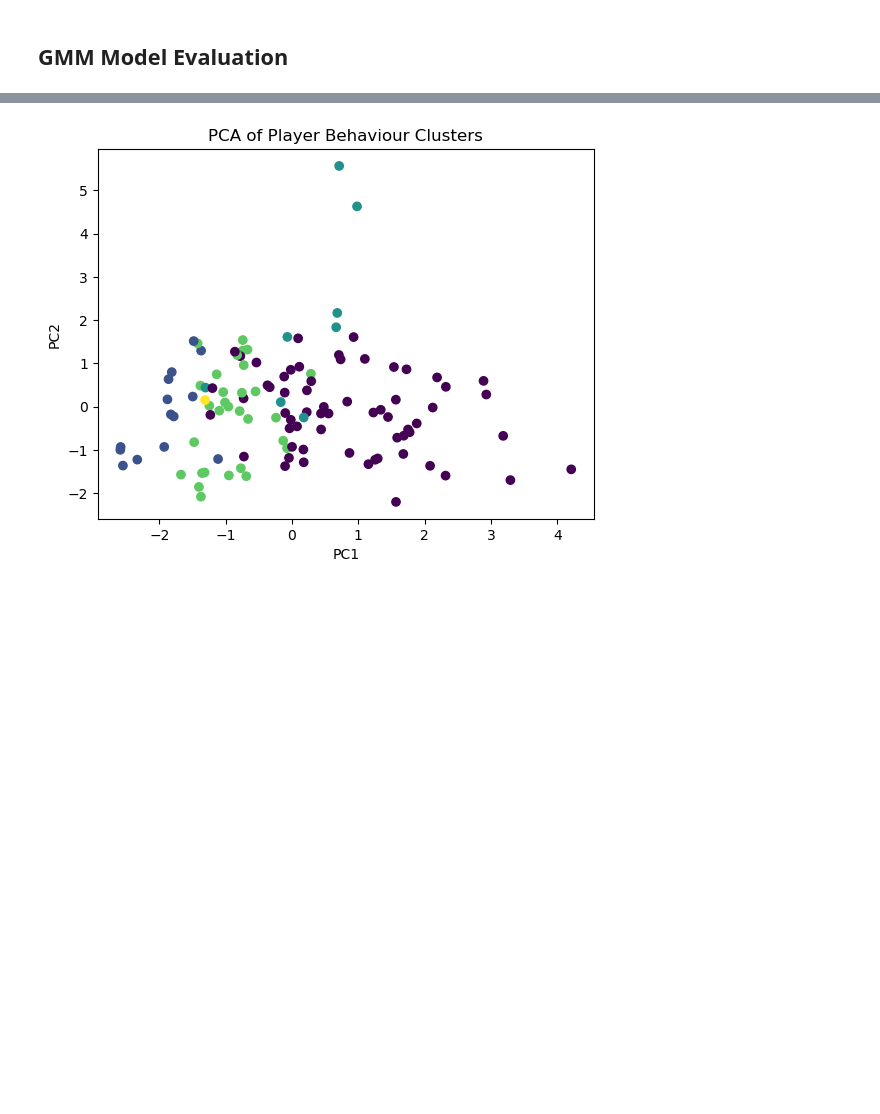
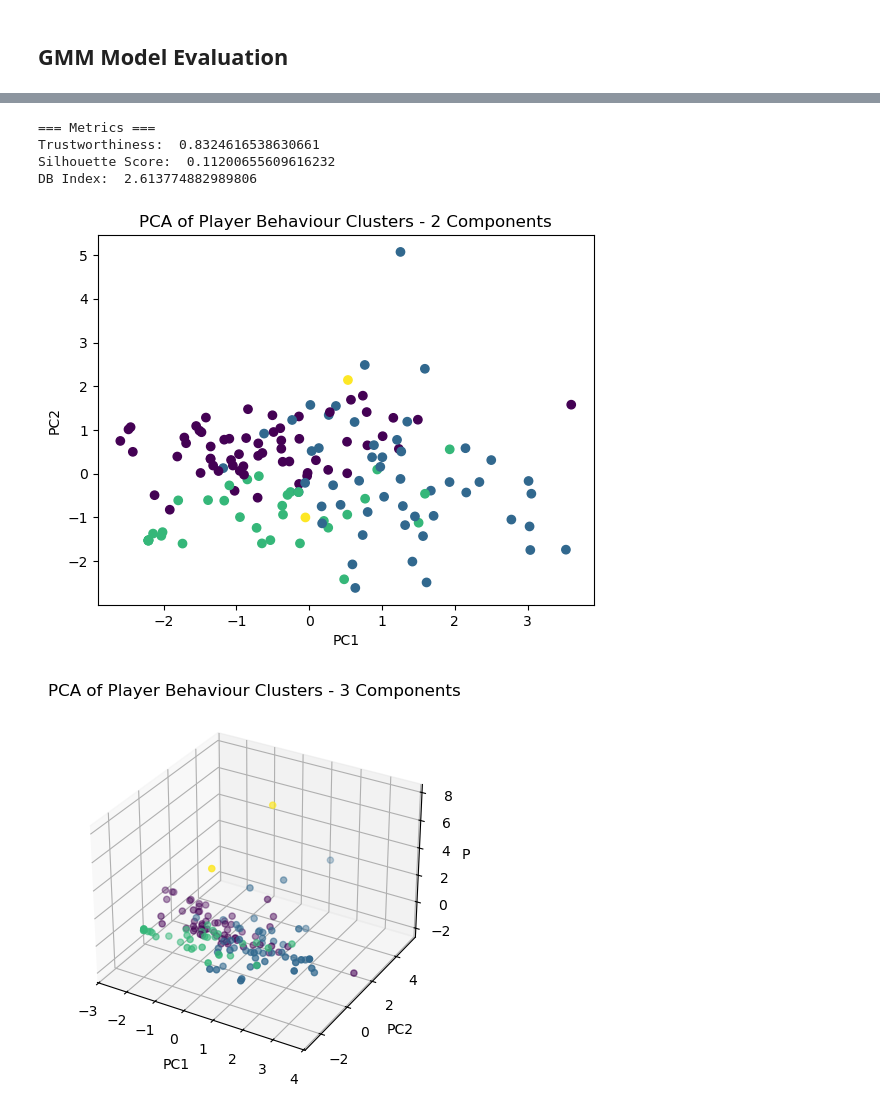
Before and after one commit to ChronoQuest/ChronoQuest1, a Jupyter notebook: Assets/Scripts/Final Boss ML/gmm_model_visualisation.ipynb, the cells around one changed output, grey strips where cells are left out. Saved outputs shown, nothing was run; the diff lists cells and outputs as text; code cells hidden in the pictures; blank space fills up the shorter version.

```diff
--- a/Assets/Scripts/Final Boss ML/gmm_model_visualisation.ipynb
+++ b/Assets/Scripts/Final Boss ML/gmm_model_visualisation.ipynb
@@ -5,12 +5,27 @@ from preprocessing import preprocess
 import matplotlib.pyplot as plt
 import seaborn as sns
 import numpy as np
+import pandas as pd
+import umap
+import json
 from scipy.stats import norm
 from sklearn.decomposition import PCA
 from sklearn.mixture import GaussianMixture
+from sklearn.metrics import silhouette_score
+from sklearn.metrics import davies_bouldin_score
+from sklearn.manifold import TSNE
+from sklearn.manifold import trustworthiness
+from sklearn.model_selection import KFold
+
+RUN_EXPERIMENTS = False
 
 X_scaled, scaler, df, feature_names = preprocess(return_df=True)
 df_numeric = df[feature_names]
+
+labels = np.load("labels.npy")
+
+with open("best_params.json") as f:
+    best_params = json.load(f)
 # %% [output]
 A value is trying to be set on a copy of a slice from a DataFrame.
 Try using .loc[row_indexer,col_indexer] = value instead
@@ -83,15 +128,44 @@ plt.show()
 # %%
-# --- pca for visualisation ---
-gmm = GaussianMixture(n_components=5, random_state=42)
+# --- pca for cluster visualisation ---
+# two components
+gmm = GaussianMixture(n_components=4, random_state=42)
 labels = gmm.fit_predict(X_scaled)
 
-pca = PCA(n_components=2)
-X_pca = pca.fit_transform(X_scaled)
+pca_2d = PCA(n_components=2)
+X_pca = pca_2d.fit_transform(X_scaled)
+
+trust_score = trustworthiness(X_scaled, X_pca, n_neighbors=10)
+silhouette_score_pca = silhouette_score(X_pca, labels)
+d_b_index_pca = davies_bouldin_score(X_pca, labels)
+
+print(f"\nMetrics")
+print("Trustworthiness: ", trust_score)
+print("Silhouette Score: ", silhouette_score_pca)
+print("DB Index: ", d_b_index_pca)
 
 plt.scatter(X_pca[:, 0], X_pca[:, 1], c=labels)
-plt.title("PCA of Player Behaviour Clusters")
+plt.title("PCA of Player Behaviour Clusters - 2 Components")
 plt.xlabel("PC1")
 plt.ylabel("PC2")
 plt.show()
+
+# three components
+pca_3d = PCA(n_components=3)
+X_pca_3d = pca_3d.fit_transform(X_scaled)
+
+fig = plt.figure()
+ax = fig.add_subplot(111, projection='3d')
+
+ax.scatter(X_pca_3d[:, 0], X_pca_3d[:, 1], X_pca_3d[:, 2], c=labels)
+ax.set_xlabel("PC1")
+ax.set_ylabel("PC2")
+ax.set_zlabel("PC3")
+ax.set_title("PCA of Player Behaviour Clusters - 3 Components")
+plt.show()
 # %% [output]
+=== Metrics ===
+Trustworthiness:  0.8324616538630661
+Silhouette Score:  0.11200655609616232
+DB Index:  2.613774882989806
-[figure, old version]
+[figure, new version]
+[figure, added]
```
Also changed, not shown: parts of 15 cells of this notebook, 35 other files.
